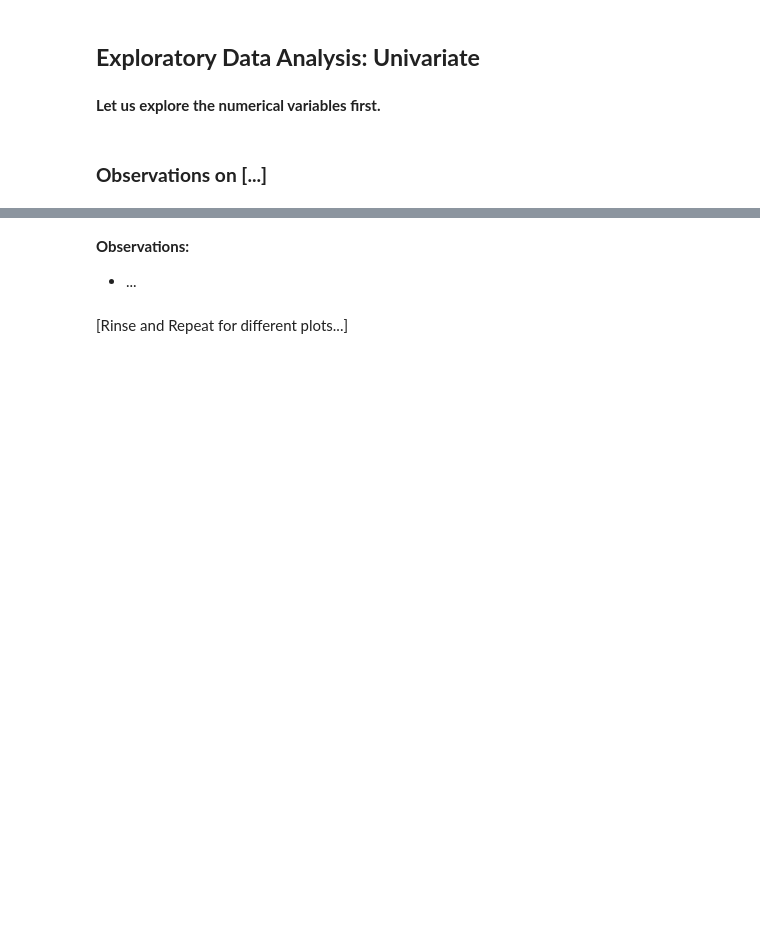
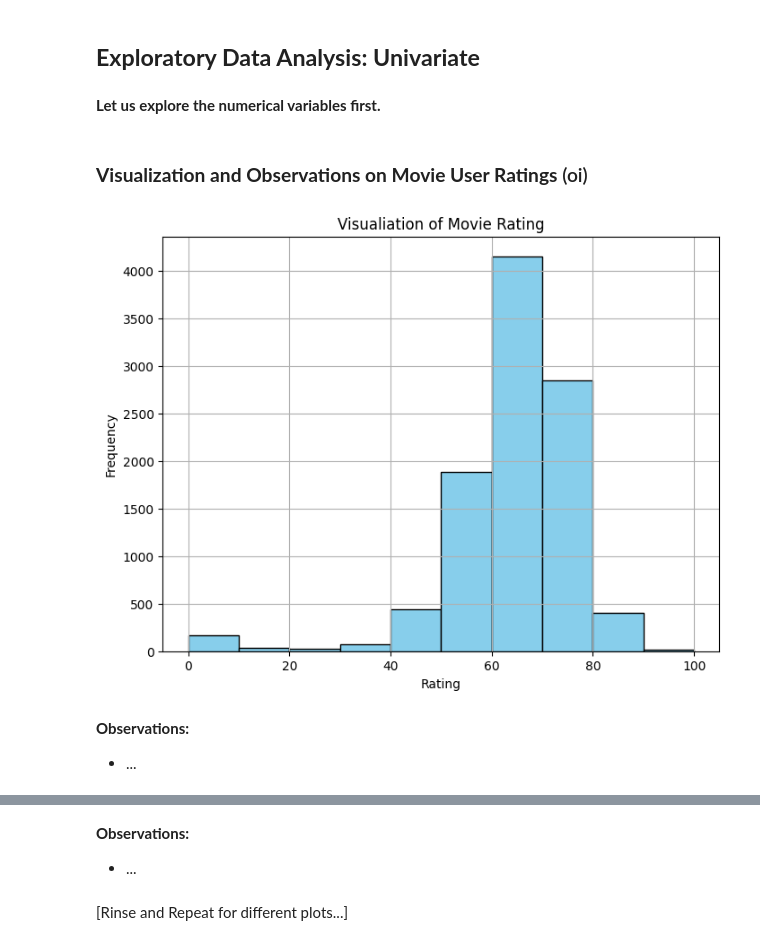
Before and after one commit to oigwe-frx/movie-database-analysis, a Jupyter notebook: Movie_Analysis.ipynb, the cells around one changed output, grey strips where cells are left out. Saved outputs shown, nothing was run; the diff lists cells and outputs as text; code cells hidden in the pictures; blank space fills up the shorter version.

```diff
--- a/Movie_Analysis.ipynb
+++ b/Movie_Analysis.ipynb
@@ -127,7 +127,7 @@ import datetime as dt
 # %% [markdown]
 ### **Loading the dataset**
 # %%
-data = pd.read_csv('/content/imdb_movies.csv')
+data = pd.read_csv('/content/imdb_movie.csv')
 # %%
 # Copying data to another variable to avoid any changes to the original data
 df = data.copy()
@@ -225,0 +397,17 @@ df.isnull().sum()
+# %%
+# Rename Columns:
+df= df.rename(columns={
+    'names':'Title',
+    'date_x':'Date',
+    'score':'Rating',
+    'genre':'Genre',
+    'overview':'Overview',
+    'crew':'Actor',
+    'orig_title':'Orginal Title',
+    'status':'Status',
+    'orig_lang':'Orginal Language',
+    'budget_x':'Budget',
+    'revenue':'Revenue',
+    'country':'Country'
+}
+)
@@ -226,2 +547,24 @@ df.isnull().sum()
 # %% [markdown]
 ## **Exploratory Data Analysis: Univariate**
+# %%
+def generate_histogram(data, title, xlabel, ylabel, bins=10):
+    """
+    Generate a histogram plot.
+
+    Parameters:
+        data (list or array): Data to be plotted.
+        title (str): Title of the plot.
+        xlabel (str): Label for the x-axis.
+        ylabel (str): Label for the y-axis.
+        bins (int, optional): Number of bins for the histogram. Default is 10.
+
+    Returns:
+        None
+    """
+    plt.figure(figsize=(8, 6))
+    plt.hist(data, bins=bins, color='skyblue', edgecolor='black')
+    plt.title(title)
+    plt.xlabel(xlabel)
+    plt.ylabel(ylabel)
+    plt.grid(True)
+    plt.show()
@@ -254,2 +658,9 @@ def histogram_boxplot(feature, figsize=(15, 10), bins="auto"): #Histogram
+# %% [markdown]
+### **Visualization and Observations on Movie User Ratings** (oi)
+# %%
+generate_histogram(df['Rating'], "Visualiation of Movie Rating", "Rating", "Frequency")
+# %% [output]
+[figure, added]
 # %% [markdown]
-### **Observations on [...]**
+**Observations:**
+* ...
```
Also changed, not shown: parts of 61 cells of this notebook.
